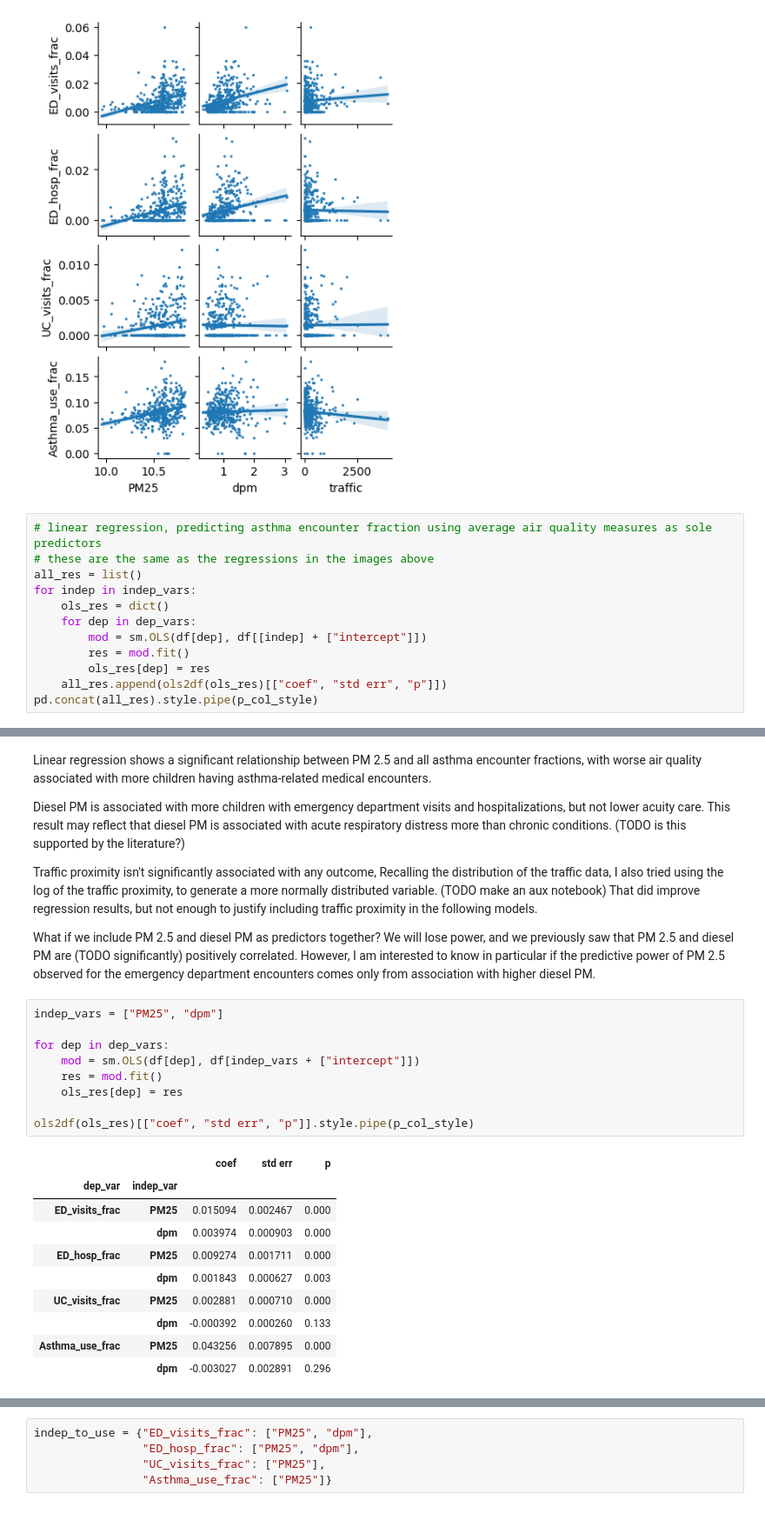
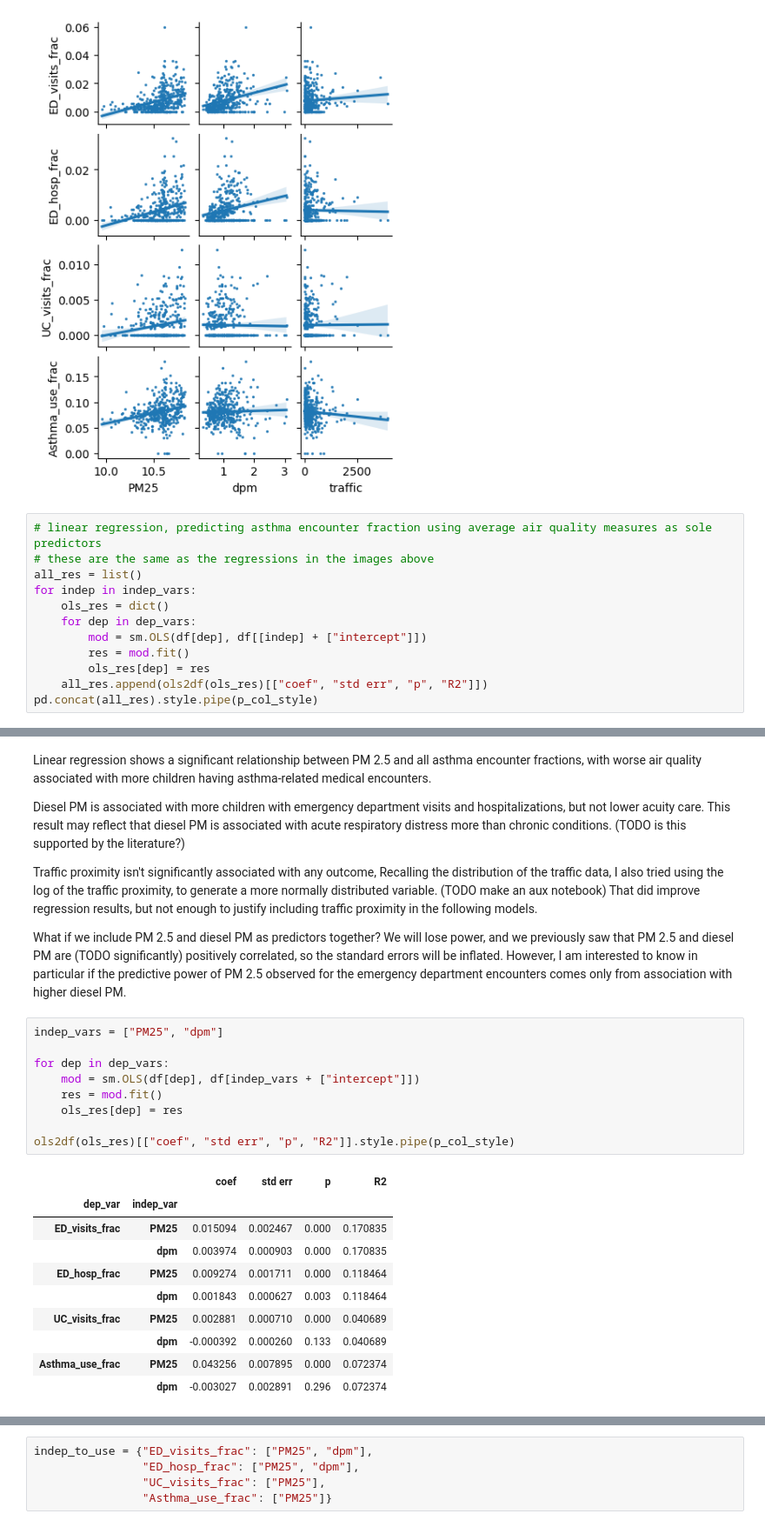
Before and after one commit to eli-goodfriend/air_brain, a Jupyter notebook: notebooks/WIP Asthma vs air quality.ipynb, the cells around one changed output, grey strips where cells are left out. Shown at 87% size. Saved outputs shown, nothing was run; the diff lists cells and outputs as text.

```diff
--- a/notebooks/WIP Asthma vs air quality.ipynb
+++ b/notebooks/WIP Asthma vs air quality.ipynb
@@ -195,6 +213,6 @@ for indep in indep_vars:
         mod = sm.OLS(df[dep], df[[indep] + ["intercept"]])
         res = mod.fit()
         ols_res[dep] = res
-    all_res.append(ols2df(ols_res)[["coef", "std err", "p"]])
+    all_res.append(ols2df(ols_res)[["coef", "std err", "p", "R2"]])
 pd.concat(all_res).style.pipe(p_col_style)
 # %% [output]
@@ -219,27 +237,27 @@ Diesel PM is associated with more children with emergency department visits and
 
 Traffic proximity isn't significantly associated with any outcome, Recalling the distribution of the traffic data, I also tried using the log of the traffic proximity, to generate a more normally distributed variable. (TODO make an aux notebook) That did improve regression results, but not enough to justify including traffic proximity in the following models.
 
-What if we include PM 2.5 and diesel PM as predictors together? We will lose power, and we previously saw that PM 2.5 and diesel PM are (TODO significantly) positively correlated. However, I am interested to know in particular if the predictive power of PM 2.5 observed for the emergency department encounters comes only from association with higher diesel PM.
+What if we include PM 2.5 and diesel PM as predictors together? We will lose power, and we previously saw that PM 2.5 and diesel PM are (TODO significantly) positively correlated, so the standard errors will be inflated. However, I am interested to know in particular if the predictive power of PM 2.5 observed for the emergency department encounters comes only from association with higher diesel PM.
 # %%
 indep_vars = ["PM25", "dpm"]
 
 for dep in dep_vars:
     mod = sm.OLS(df[dep], df[indep_vars + ["intercept"]])
     res = mod.fit()
     ols_res[dep] = res
 
-ols2df(ols_res)[["coef", "std err", "p"]].style.pipe(p_col_style)
+ols2df(ols_res)[["coef", "std err", "p", "R2"]].style.pipe(p_col_style)
 # %% [output]
-|  |  | coef | std err | p |
-| dep_var | indep_var |  |  |  |
-| ED_visits_frac | PM25 | 0.015094 | 0.002467 | 0.000 |
-|  | dpm | 0.003974 | 0.000903 | 0.000 |
-| ED_hosp_frac | PM25 | 0.009274 | 0.001711 | 0.000 |
-|  | dpm | 0.001843 | 0.000627 | 0.003 |
-| UC_visits_frac | PM25 | 0.002881 | 0.000710 | 0.000 |
-|  | dpm | -0.000392 | 0.000260 | 0.133 |
-| Asthma_use_frac | PM25 | 0.043256 | 0.007895 | 0.000 |
-|  | dpm | -0.003027 | 0.002891 | 0.296 |
+|  |  | coef | std err | p | R2 |
+| dep_var | indep_var |  |  |  |  |
+| ED_visits_frac | PM25 | 0.015094 | 0.002467 | 0.000 | 0.170835 |
+|  | dpm | 0.003974 | 0.000903 | 0.000 | 0.170835 |
+| ED_hosp_frac | PM25 | 0.009274 | 0.001711 | 0.000 | 0.118464 |
+|  | dpm | 0.001843 | 0.000627 | 0.003 | 0.118464 |
+| UC_visits_frac | PM25 | 0.002881 | 0.000710 | 0.000 | 0.040689 |
+|  | dpm | -0.000392 | 0.000260 | 0.133 | 0.040689 |
+| Asthma_use_frac | PM25 | 0.043256 | 0.007895 | 0.000 | 0.072374 |
+|  | dpm | -0.003027 | 0.002891 | 0.296 | 0.072374 |
 # %% [markdown]
 We reproduce the simple linear regression results, confirming the results that
 - PM 2.5 is predictive of all 4 outcomes
```
Also changed, not shown: parts of 39 cells of this notebook, 1 other file.
